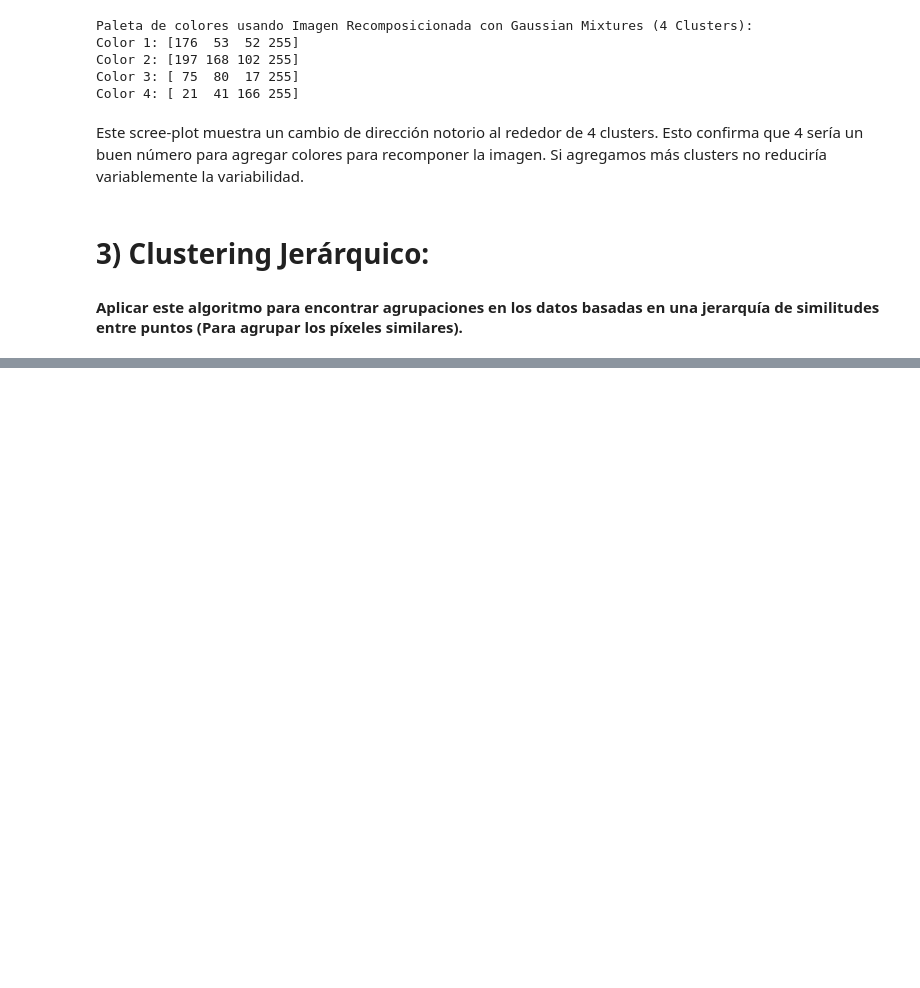
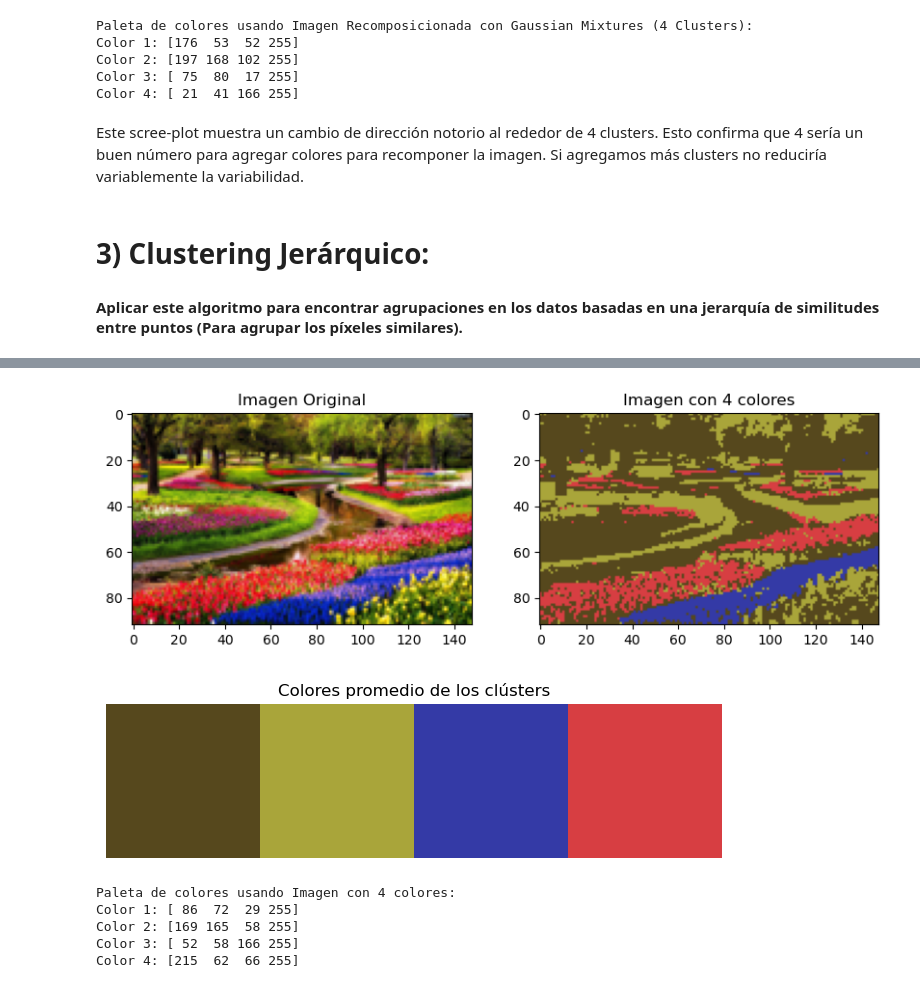
Before and after one commit to RosarioValderrama/Laboratorio_2_ML, a Jupyter notebook: notebooks/Laboratorio_2_ML.ipynb, the cells around one changed output, grey strips where cells are left out. Saved outputs shown, nothing was run; the diff lists cells and outputs as text; code cells hidden in the pictures; blank space fills up the shorter version.

```diff
--- a/notebooks/Laboratorio_2_ML.ipynb
+++ b/notebooks/Laboratorio_2_ML.ipynb
@@ -383,0 +327,31 @@ Color 7: [139 150  28 255]
+# %%
+# Mostramos la comparación entre la imagen original contra la recompuesta
+plt.figure(figsize=(10, 5))
+
+# Imagen original
+plt.subplot(1, 2, 1)
+plt.title("Imagen Original")
+plt.imshow(image)
+
+# Imagen recompuesta
+plt.subplot(1, 2, 2)
+plt.title(f"Imagen con {n_clusters} colores")
+plt.imshow(new_image_pixels)
+
+plt.show()
+
+plt.figure(figsize=(12, 2))
+plt.title('Colores promedio de los clústers')
+plt.imshow([(colors).astype(int)])  # Mostrar los colores obtenidos
+plt.axis('off')
+plt.show()
+
+print_paleta((colors).astype(int), f'Imagen con {n_clusters} colores')
+# %% [output]
+[figure, added]
+[figure, added]
+Paleta de colores usando Imagen con 4 colores:
+Color 1: [ 86  72  29 255]
+Color 2: [169 165  58 255]
+Color 3: [ 52  58 166 255]
+Color 4: [215  62  66 255]
```
Also changed, not shown: parts of 7 cells of this notebook.
